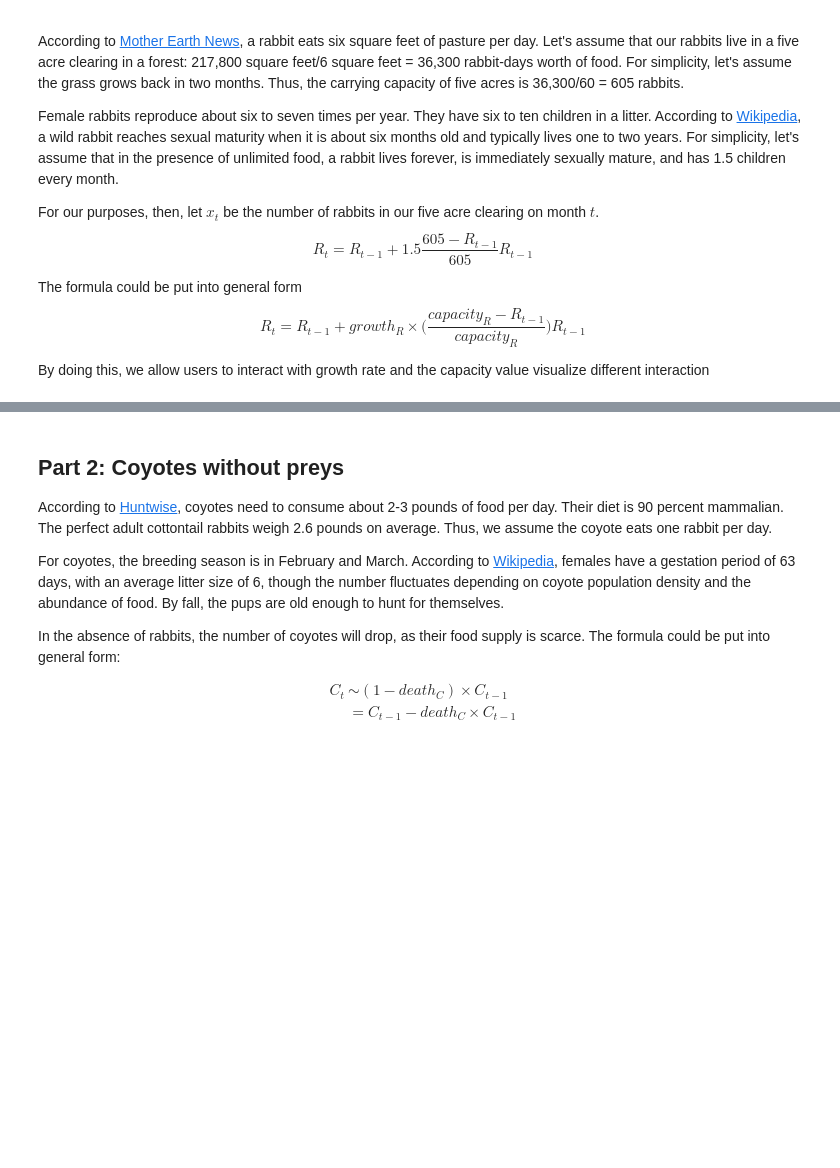
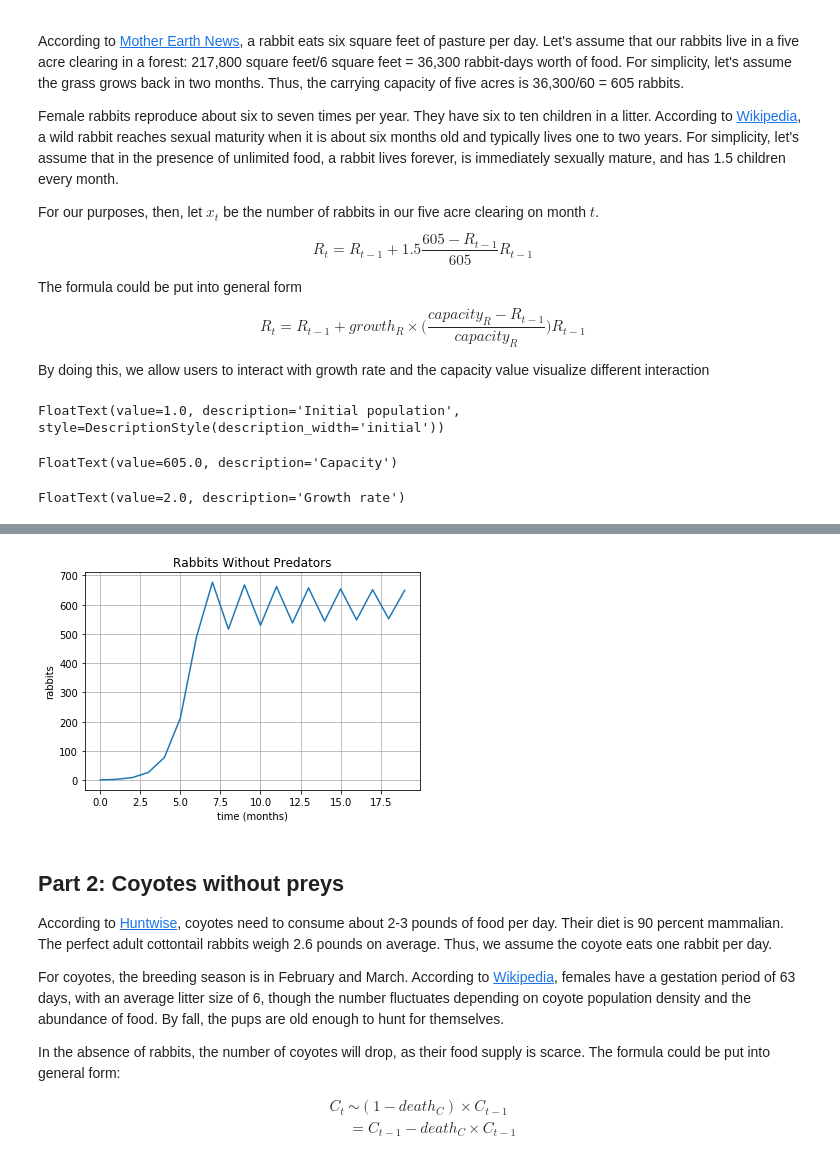
Before and after one commit to hillegass/complex-sim, a Jupyter notebook: src/dev.ipynb, the cells around one changed output, grey strips where cells are left out. Saved outputs shown, nothing was run; the diff lists cells and outputs as text; code cells hidden in the pictures; blank space fills up the shorter version.

```diff
--- a/src/dev.ipynb
+++ b/src/dev.ipynb
@@ -43,7 +43,6 @@ button_R = widgets.Button(description="Plot Graph")
 display(initial_R, capacity_R, growth_rate_R, button_R)
 
 def plot_graph_r(b):
-    print("helo")
     clear_output()
     display(initial_R, capacity_R, growth_rate_R, button_R)
     fig = plt.figure()
@@ -53,7 +52,11 @@ def plot_graph_r(b):
     R = initial_R.value
     for i in range(t.shape[0]):
         s[i] = R
-        R = R + growth_rate_R.value * (capacity_R.value - R)/(capacity_R.value) * R
+        #print(s[i])
+        nextvalue = growth_rate_R.value * (capacity_R.value - R)/(capacity_R.value) * R
+        #print('nextvalue: ', nextvalue)
+        R = R + nextvalue
+
 
     ax.plot(t, s)
     ax.set(xlabel='time (months)', ylabel='rabbits',
@@ -61,3 +64,7 @@ def plot_graph_r(b):
     ax.grid()
 
 button_R.on_click(plot_graph_r)
+# %% [output]
+FloatText(value=1.0, description='Initial population', style=DescriptionStyle(description_width='initial'))
+FloatText(value=605.0, description='Capacity')
+FloatText(value=2.0, description='Growth rate')
@@ -64,3 +72,4 @@ button_R.on_click(plot_graph_r)
+[figure, added]
 # %% [markdown]
 ## Part 2: Coyotes without preys
 According to [Huntwise](https://www.besthuntingtimes.com/blog/2020/2/3/why-you-should-coyote-hunt-how-to-get-started), coyotes need to consume about 2-3 pounds of food per day. Their diet is 90 percent mammalian. The perfect adult cottontail rabbits weigh 2.6 pounds on average. Thus, we assume the coyote eats one rabbit per day.
```
Also changed, not shown: parts of 4 cells of this notebook, 24 other files.
